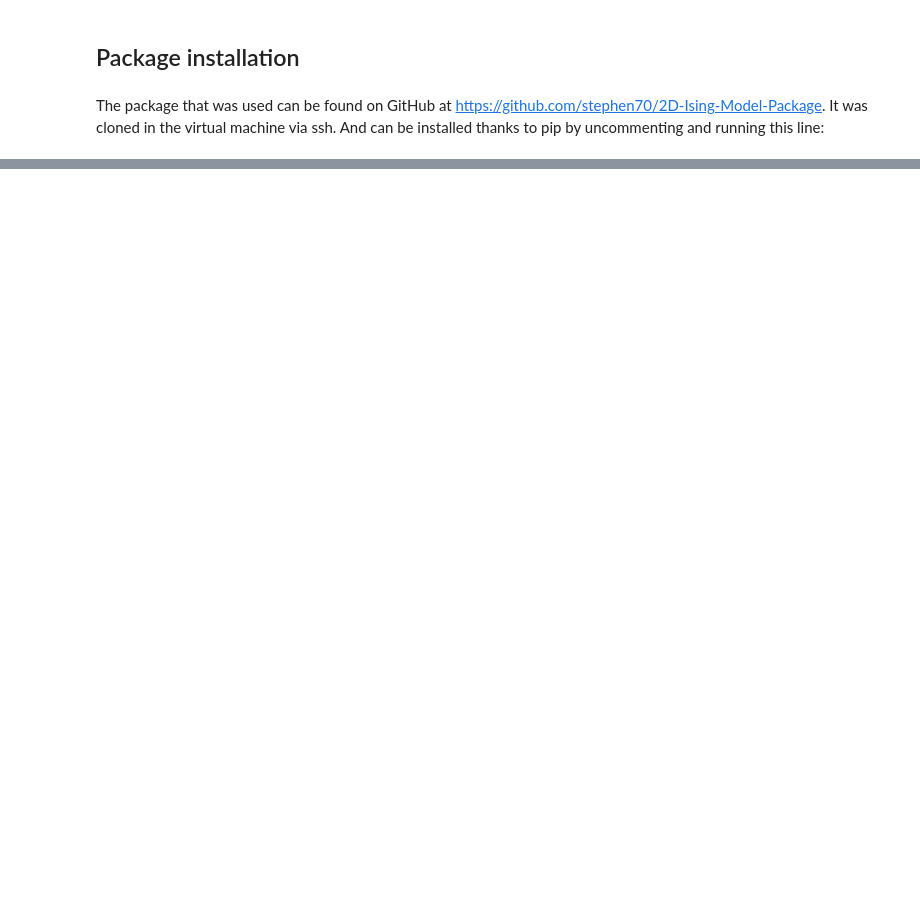
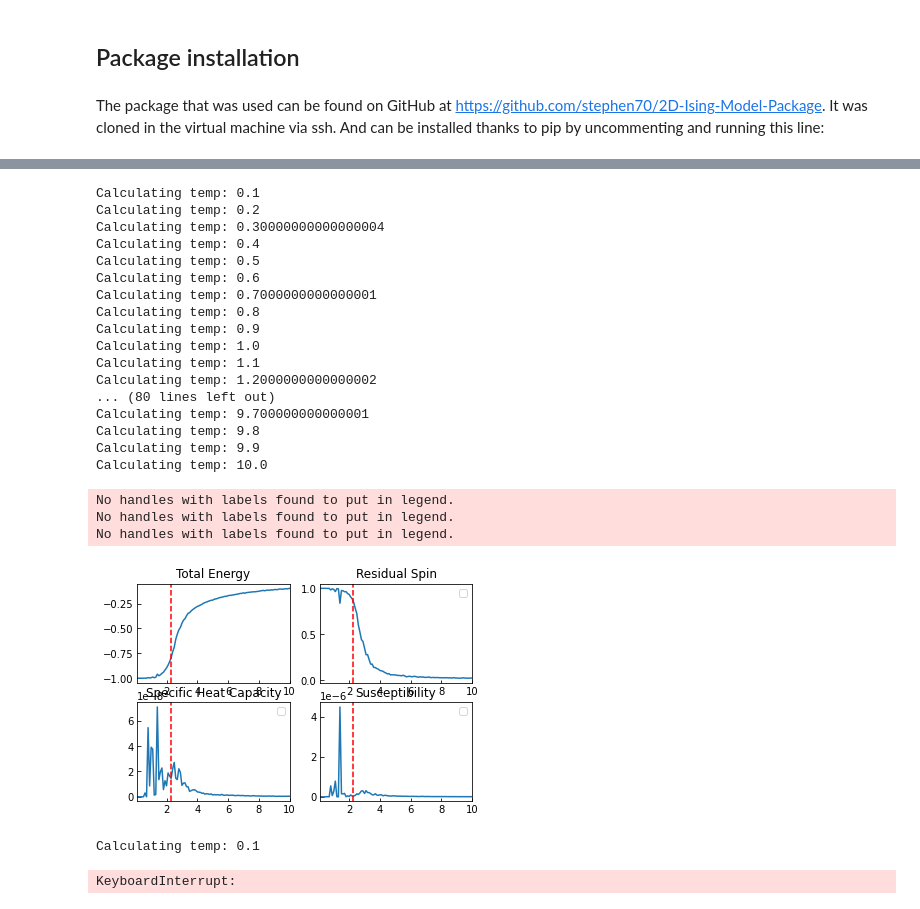
Before and after one commit to alexandrejourneaux/Ising_2D, a Jupyter notebook: Ising_2D.ipynb, the cells around one changed output, grey strips where cells are left out. Drawn from its saved outputs; the diff is of its cells as text; code cells hidden in the pictures; blank space fills up the shorter version.

```diff
--- a/Ising_2D.ipynb
+++ b/Ising_2D.ipynb
@@ -25,0 +50,41 @@ Successfully installed ising2D-0.0.0
+# %%
+model = ising2D.IsingSquare(50, interactionVal=1, magMoment=0.1)
+
+model.tempRangeIter(
+    tempRange=np.linspace(0.1, 10, 100),#0.8, stop=3.2, step=0.05),
+    itersPerTemp=100000,
+    plotProperties=True
+)
+# %% [output]
+Calculating temp: 0.1
+Calculating temp: 0.2
+Calculating temp: 0.30000000000000004
+Calculating temp: 0.4
+Calculating temp: 0.5
+Calculating temp: 0.6
+Calculating temp: 0.7000000000000001
+Calculating temp: 0.8
+Calculating temp: 0.9
+Calculating temp: 1.0
+Calculating temp: 1.1
+Calculating temp: 1.2000000000000002
+... (80 lines left out)
+Calculating temp: 9.700000000000001
+Calculating temp: 9.8
+Calculating temp: 9.9
+Calculating temp: 10.0
+No handles with labels found to put in legend.
+No handles with labels found to put in legend.
+No handles with labels found to put in legend.
+[figure, added]
+# %%
+model = ising2D.IsingSquare(50, interactionVal=0, magMoment=0.3)
+
+model.tempRangeIter(
+    tempRange=np.linspace(0.1, 10, 10),#0.8, stop=3.2, step=0.05),
+    itersPerTemp=1000,
+    plotProperties=True
+)
+# %% [output]
+Calculating temp: 0.1
+KeyboardInterrupt:
```
Also changed, not shown: parts of 9 cells of this notebook.
